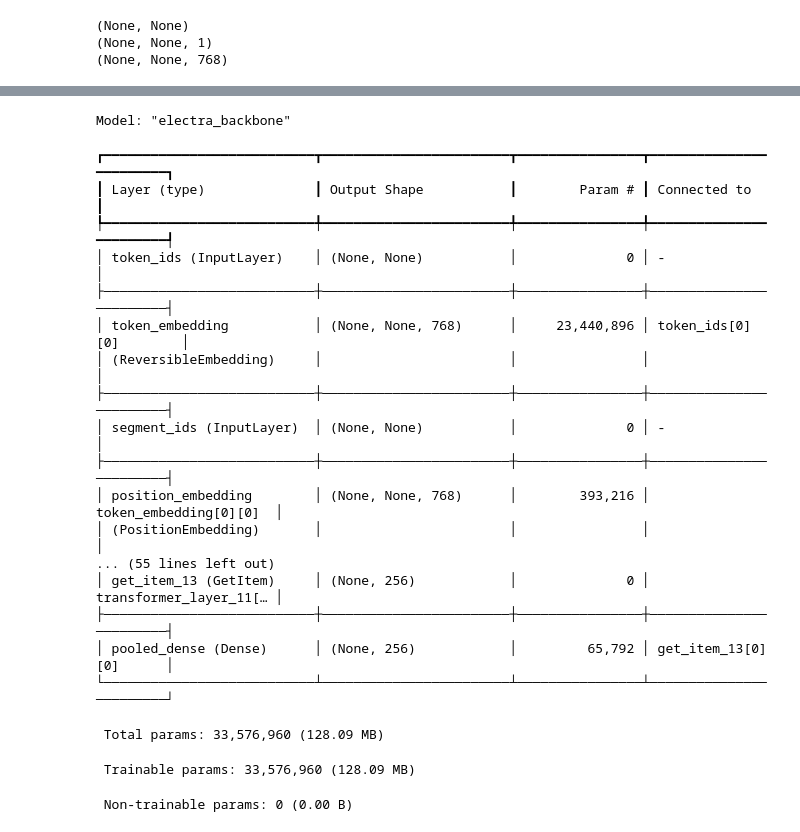
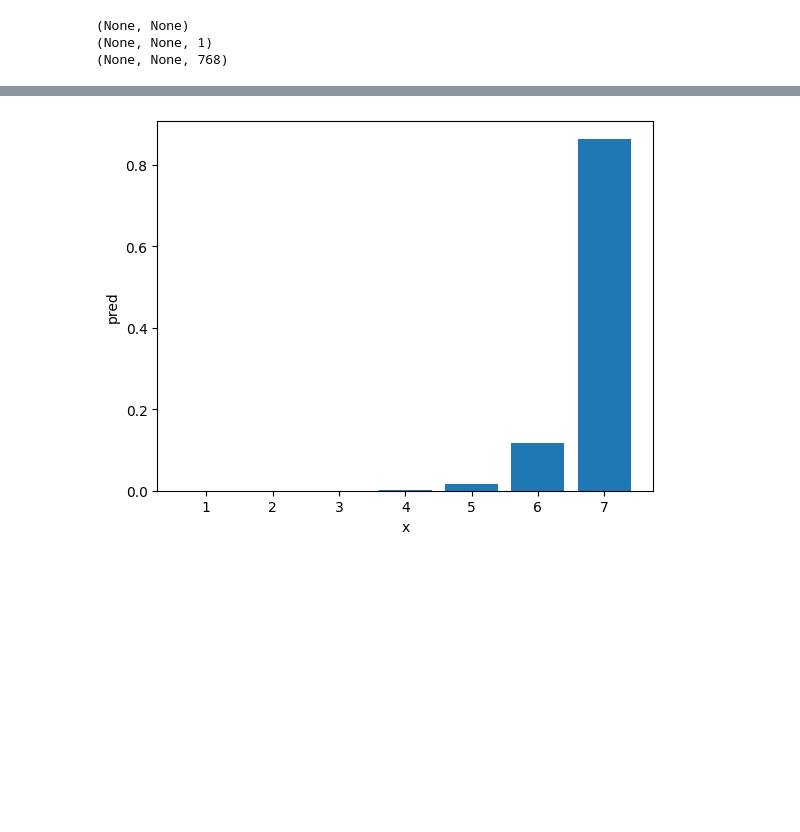
Before and after one commit to rickiepark/hm-dl, a Jupyter notebook: 03-1.ipynb, the cells around one changed output, grey strips where cells are left out. Drawn from its saved outputs; the diff is of its cells as text; code cells hidden in the pictures; blank space fills up the shorter version.

```diff
--- a/03-1.ipynb
+++ b/03-1.ipynb
@@ -810,26 +793,9 @@ Model: "electra_backbone"
-# %%
-keras_nlp.models.ElectraBackbone.from_preset(
-    "electra_base_generator_uncased_en"
-).summary()
-# %% [output]
-Model: "electra_backbone"
-┏━━━━━━━━━━━━━━━━━━━━━━━━━━━┳━━━━━━━━━━━━━━━━━━━━━━━━┳━━━━━━━━━━━━━━━━┳━━━━━━━━━━━━━━━━━━━━━━━━┓
-┃ Layer (type)              ┃ Output Shape           ┃        Param # ┃ Connected to           ┃
-┡━━━━━━━━━━━━━━━━━━━━━━━━━━━╇━━━━━━━━━━━━━━━━━━━━━━━━╇━━━━━━━━━━━━━━━━╇━━━━━━━━━━━━━━━━━━━━━━━━┩
-│ token_ids (InputLayer)    │ (None, None)           │              0 │ -                      │
-├───────────────────────────┼────────────────────────┼────────────────┼────────────────────────┤
-│ token_embedding           │ (None, None, 768)      │     23,440,896 │ token_ids[0][0]        │
-│ (ReversibleEmbedding)     │                        │                │                        │
-├───────────────────────────┼────────────────────────┼────────────────┼────────────────────────┤
-│ segment_ids (InputLayer)  │ (None, None)           │              0 │ -                      │
-├───────────────────────────┼────────────────────────┼────────────────┼────────────────────────┤
-│ position_embedding        │ (None, None, 768)      │        393,216 │ token_embedding[0][0]  │
-│ (PositionEmbedding)       │                        │                │                        │
-... (55 lines left out)
-│ get_item_13 (GetItem)     │ (None, 256)            │              0 │ transformer_layer_11[… │
-├───────────────────────────┼────────────────────────┼────────────────┼────────────────────────┤
-│ pooled_dense (Dense)      │ (None, 256)            │         65,792 │ get_item_13[0][0]      │
-└───────────────────────────┴────────────────────────┴────────────────┴────────────────────────┘
- Total params: 33,576,960 (128.09 MB)
- Trainable params: 33,576,960 (128.09 MB)
- Non-trainable params: 0 (0.00 B)
+# %%
+pred = softmax(x/0.5)
+
+plt.bar(x, pred)
+plt.xlabel('x')
+plt.ylabel('pred')
+plt.show()
+# %% [output]
+[figure, added]
```
Also changed, not shown: parts of 8 cells of this notebook.
